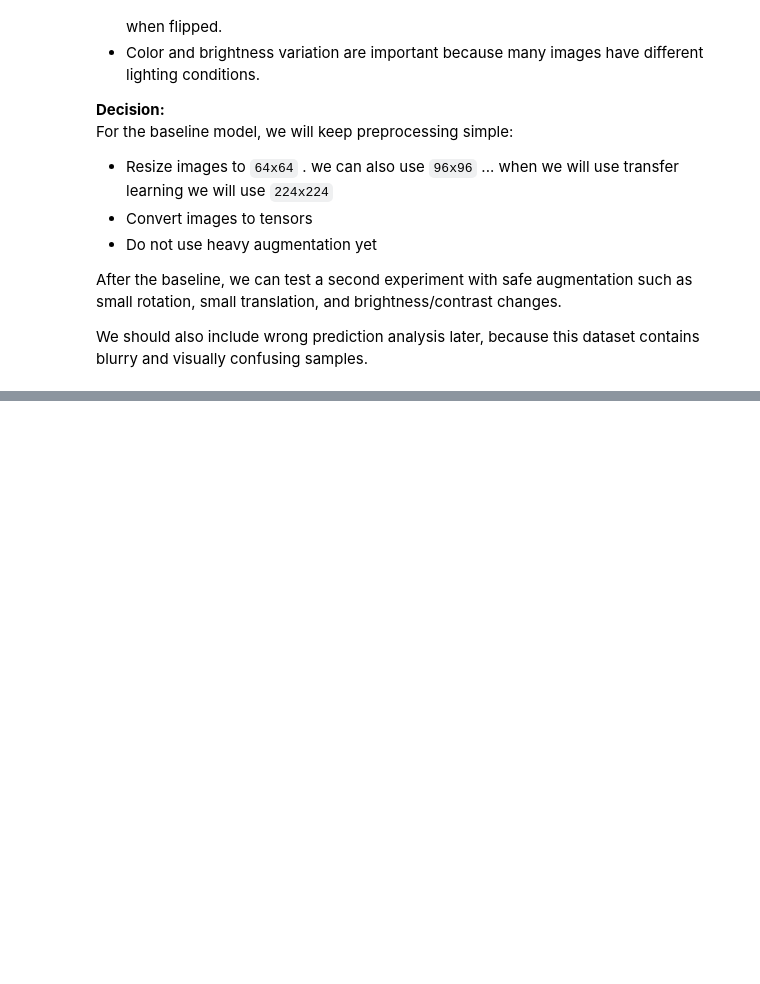
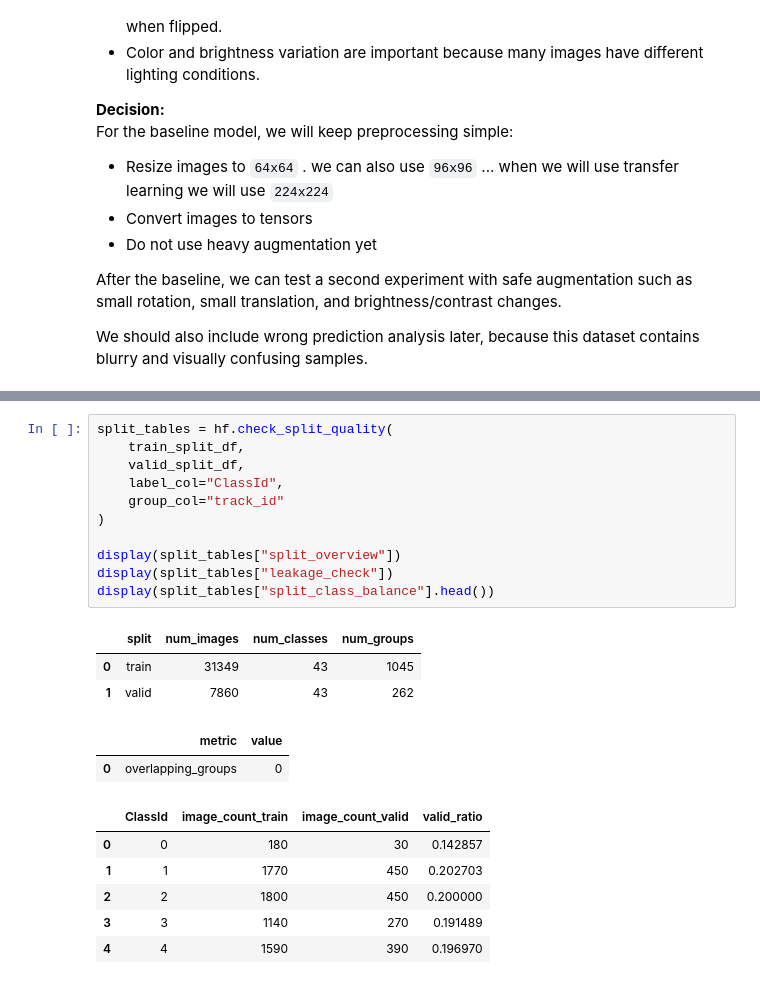
Before and after one commit to kawsar07ahmmed0712-rgb/Pytorch-German-Traffic-Sign-Recognition, a Jupyter notebook: Notebook/02_gtsrb_full_pytorch_workflow.ipynb, the cells around one changed output, grey strips where cells are left out. Drawn from its saved outputs; the diff is of its cells as text; blank space fills up the shorter version.

```diff
--- a/Notebook/02_gtsrb_full_pytorch_workflow.ipynb
+++ b/Notebook/02_gtsrb_full_pytorch_workflow.ipynb
@@ -732,0 +796,23 @@ We should also include wrong prediction analysis later, because this dataset con
+# %%
+split_tables = hf.check_split_quality(
+    train_split_df,
+    valid_split_df,
+    label_col="ClassId",
+    group_col="track_id"
+)
+
+display(split_tables["split_overview"])
+display(split_tables["leakage_check"])
+display(split_tables["split_class_balance"].head())
+# %% [output]
+|  | split | num_images | num_classes | num_groups |
+| 0 | train | 31349 | 43 | 1045 |
+| 1 | valid | 7860 | 43 | 262 |
+|  | metric | value |
+| 0 | overlapping_groups | 0 |
+|  | ClassId | image_count_train | image_count_valid | valid_ratio |
+| 0 | 0 | 180 | 30 | 0.142857 |
+| 1 | 1 | 1770 | 450 | 0.202703 |
+| 2 | 2 | 1800 | 450 | 0.200000 |
+| 3 | 3 | 1140 | 270 | 0.191489 |
+| 4 | 4 | 1590 | 390 | 0.196970 |
```
Also changed, not shown: parts of 11 cells of this notebook, 1 other file.
